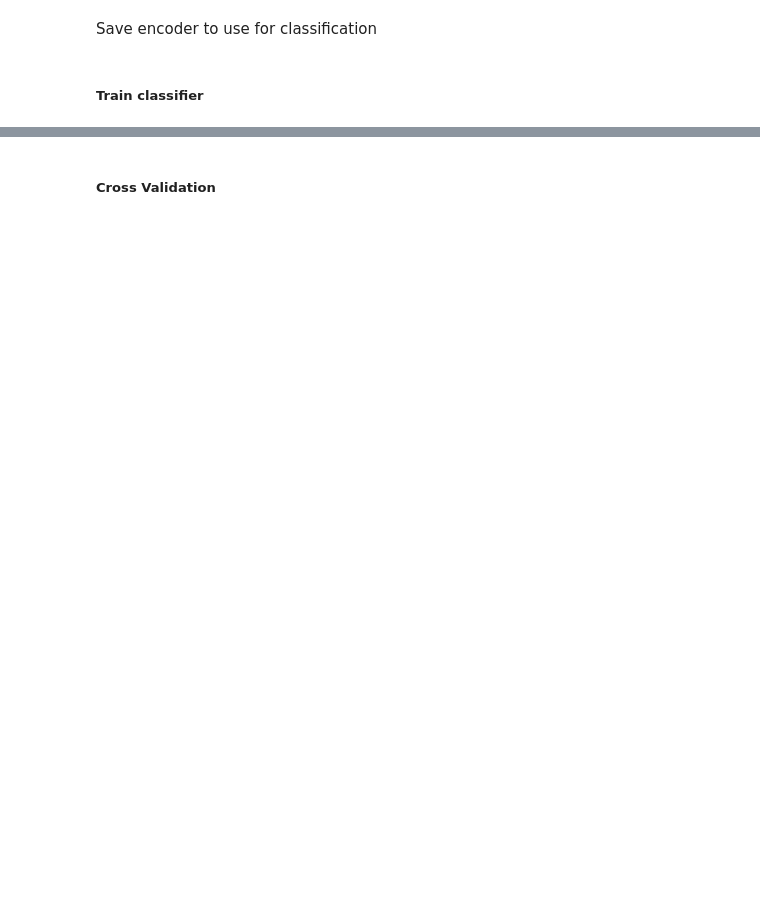
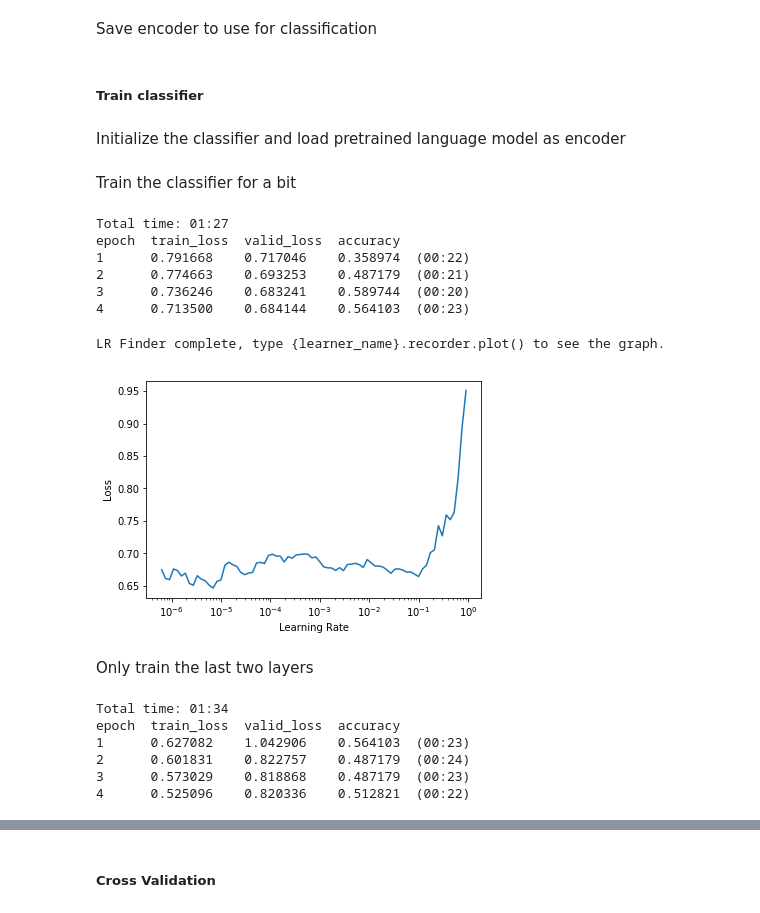
Before and after one commit to sbunzel/medium-classifier, a Jupyter notebook: train_classifier.ipynb, the cells around one changed output, grey strips where cells are left out. Cells and saved outputs as stored; diff of their text form; code cells hidden in the pictures; blank space fills up the shorter version.

```diff
--- a/train_classifier.ipynb
+++ b/train_classifier.ipynb
@@ -678,12 +770,41 @@ learn.save_encoder('ft_enc')
 # %% [markdown]
 ##### Train classifier
+# %% [markdown]
+Initialize the classifier and load pretrained language model as encoder
 # %%
-learn = RNNLearner.classifier(data_clas, drop_mult=0.5)
-learn.load_encoder('ft_enc')
-learn.fit_one_cycle(4, 1e-2)
+learn = RNNLearner.classifier(data_clas, drop_mult=0.7)
+learn.load_encoder("ft_enc_manual")
+# %% [markdown]
+Train the classifier for a bit
+# %%
+learn.fit_one_cycle(4, 1e-4)
+# %% [output]
+Total time: 01:27
+epoch  train_loss  valid_loss  accuracy
+1      0.791668    0.717046    0.358974  (00:22)
+2      0.774663    0.693253    0.487179  (00:21)
+3      0.736246    0.683241    0.589744  (00:20)
+4      0.713500    0.684144    0.564103  (00:23)
+# %%
+learn.lr_find()
+# %% [output]
+LR Finder complete, type {learner_name}.recorder.plot() to see the graph.
+# %%
+learn.recorder.plot()
+# %% [output]
+[figure, added]
+# %% [markdown]
+Only train the last two layers
 # %%
 learn.freeze_to(-2)
-learn.fit_one_cycle(4, slice(5e-3/2., 5e-3))
+learn.fit_one_cycle(4, slice(1e-3, 1e-2))
+# %% [output]
+Total time: 01:34
+epoch  train_loss  valid_loss  accuracy
+1      0.627082    1.042906    0.564103  (00:23)
+2      0.601831    0.822757    0.487179  (00:24)
+3      0.573029    0.818868    0.487179  (00:23)
+4      0.525096    0.820336    0.512821  (00:22)
 # %%
 learn.unfreeze()
 learn.fit_one_cycle(4, slice(2e-3/100, 2e-3))
```
Also changed, not shown: parts of 38 cells of this notebook.
